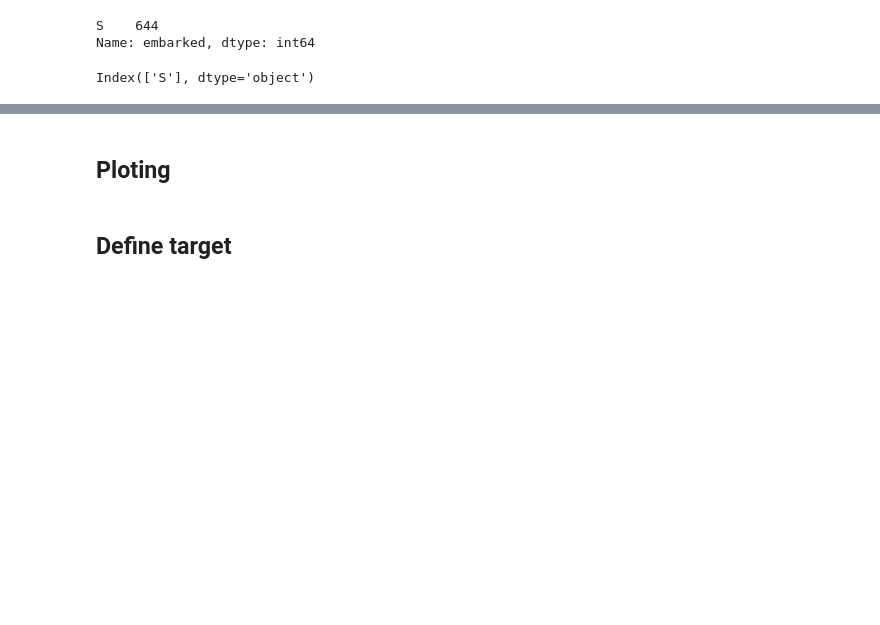
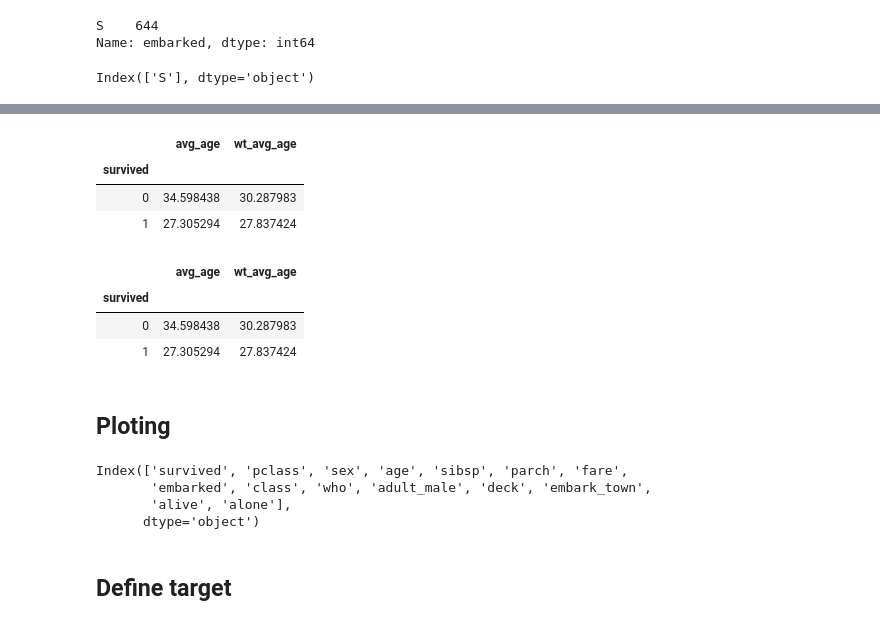
Before and after one commit to raysunau/python_data_analytics, a Jupyter notebook: Python_Pandas.ipynb, the cells around one changed output, grey strips where cells are left out. Cells and saved outputs as stored; diff of their text form; code cells hidden in the pictures; blank space fills up the shorter version.

Commit message:
update pandas weighted average

```diff
--- a/Python_Pandas.ipynb
+++ b/Python_Pandas.ipynb
@@ -235,5 +264,34 @@ df_base[df_base.embarked.isin(counts.nlargest(1).index)].head()
+# %%
+# calculate weighted average
+def wt_avg(x,v,w):
+    d={}
+    d['avg_'+v]=x[v].mean()
+    d['wt_avg_'+v]= (x[v]*x[w]).sum()/x[w].sum()
+    return pd.Series(d,index=['avg_'+v,'wt_avg_'+v])
+
+df1.groupby('survived').apply(lambda x:wt_avg(x,v='age',w='total_n'))
+# %% [output]
+|  | avg_age | wt_avg_age |
+| survived |  |  |
+| 0 | 34.598438 | 30.287983 |
+| 1 | 27.305294 | 27.837424 |
+# %%
+
+df1.groupby('survived').apply(wt_avg,v='age',w='total_n')
+# %% [output]
+|  | avg_age | wt_avg_age |
+| survived |  |  |
+| 0 | 34.598438 | 30.287983 |
+| 1 | 27.305294 | 27.837424 |
 # %% [markdown]
 ## Ploting
+# %%
+df_base.columns
+# %% [output]
+Index(['survived', 'pclass', 'sex', 'age', 'sibsp', 'parch', 'fare',
+       'embarked', 'class', 'who', 'adult_male', 'deck', 'embark_town',
+       'alive', 'alone'],
+      dtype='object')
 # %% [markdown]
 ## Define target
 # %% [markdown]
```
Also changed, not shown: parts of 8 cells of this notebook.
